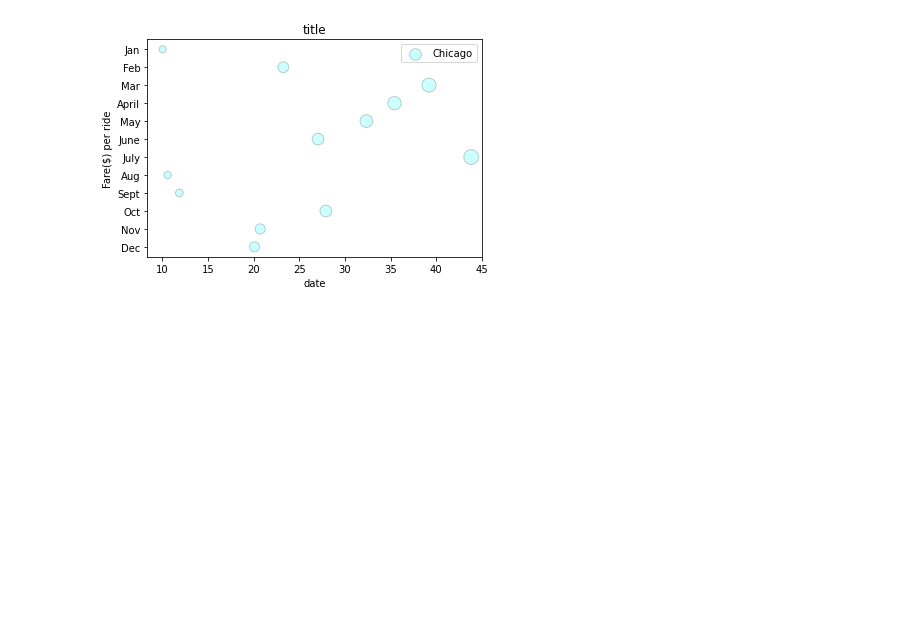
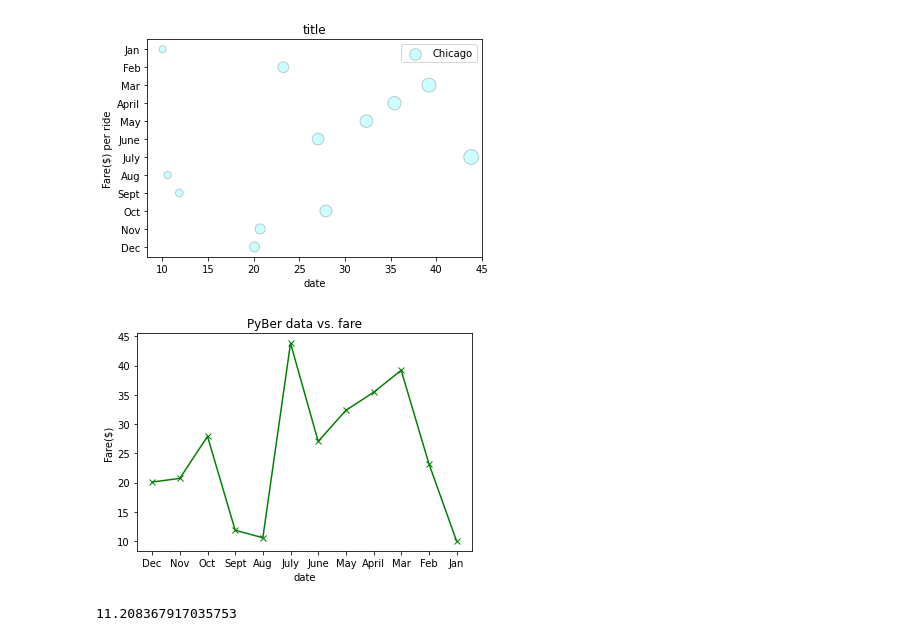
Before and after one commit to ccwillmore/PyBer_Analysis, a Jupyter notebook: matplotlib_practice.ipynb, the cells around one changed output. Drawn from its saved outputs; the diff is of its cells as text; code cells hidden in the pictures; blank space fills up the shorter version.

Commit message:
completed data qc and merge

```diff
--- a/matplotlib_practice.ipynb
+++ b/matplotlib_practice.ipynb
@@ -114,3 +118,11 @@ ax.legend()
 # %% [output]
 <matplotlib.legend.Legend at 0x...>
 [figure]
+# %%
+plt.plot(x_axis,y_axis,color='green', marker = 'x')
+plt.title('PyBer data vs. fare')
+plt.xlabel('date')
+plt.ylabel('Fare($)')
+plt.gca().invert_xaxis()
+# %% [output]
+[figure, added]
@@ -116,0 +131,4 @@ ax.legend()
+# %%
+print(stdev)
+# %% [output]
+11.208367917035753
```
Also changed, not shown: parts of 9 cells of this notebook, 5 other files.
